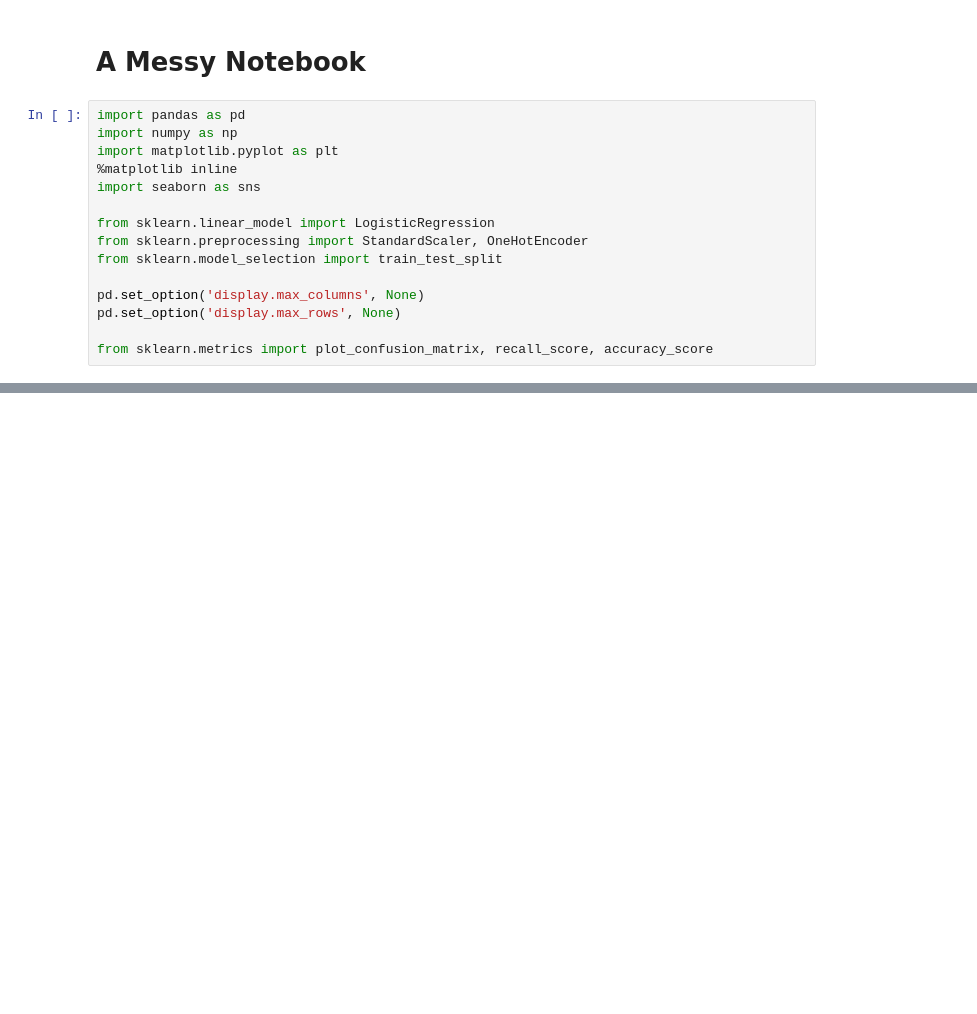
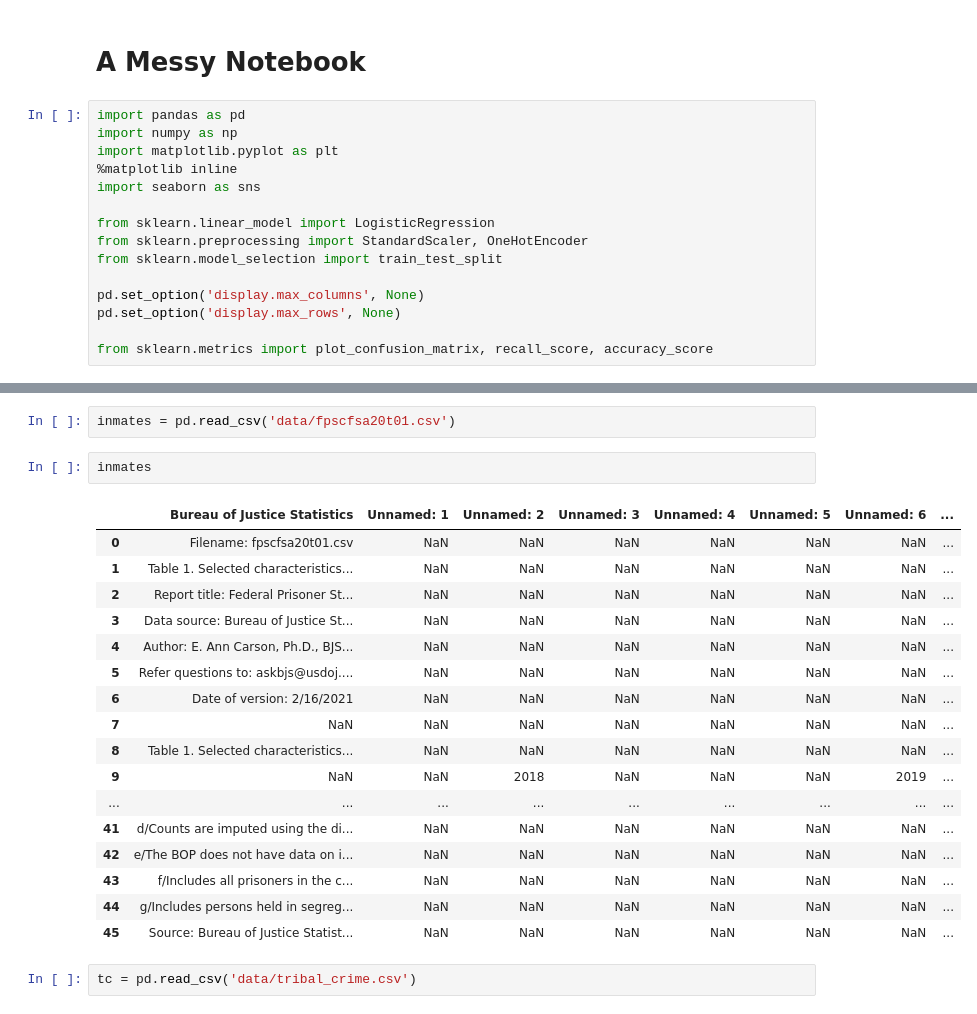
Before and after one commit to Luv2bnanook44/capstone_flatiron, a Jupyter notebook: workspace.ipynb, the cells around one changed output, grey strips where cells are left out. Drawn from its saved outputs; the diff is of its cells as text; blank space fills up the shorter version.

```diff
--- a/workspace.ipynb
+++ b/workspace.ipynb
@@ -255,0 +106,24 @@ plot_confusion_matrix(lr, X_te_ohe, y_test)
+# %%
+inmates = pd.read_csv('data/fpscfsa20t01.csv')
+# %%
+inmates
+# %% [output]
+|  | Bureau of Justice Statistics | Unnamed: 1 | Unnamed: 2 | Unnamed: 3 | Unnamed: 4 | Unnamed: 5 | Unnamed: 6 | ... |
+| 0 | Filename: fpscfsa20t01.csv | NaN | NaN | NaN | NaN | NaN | NaN | ... |
+| 1 | Table 1. Selected characteristics... | NaN | NaN | NaN | NaN | NaN | NaN | ... |
+| 2 | Report title: Federal Prisoner St... | NaN | NaN | NaN | NaN | NaN | NaN | ... |
+| 3 | Data source: Bureau of Justice St... | NaN | NaN | NaN | NaN | NaN | NaN | ... |
+| 4 | Author: E. Ann Carson, Ph.D., BJS... | NaN | NaN | NaN | NaN | NaN | NaN | ... |
+| 5 | Refer questions to: askbjs@usdoj.... | NaN | NaN | NaN | NaN | NaN | NaN | ... |
+| 6 | Date of version: 2/16/2021 | NaN | NaN | NaN | NaN | NaN | NaN | ... |
+| 7 | NaN | NaN | NaN | NaN | NaN | NaN | NaN | ... |
+| 8 | Table 1. Selected characteristics... | NaN | NaN | NaN | NaN | NaN | NaN | ... |
+| 9 | NaN | NaN | 2018 | NaN | NaN | NaN | 2019 | ... |
+| ... | ... | ... | ... | ... | ... | ... | ... | ... |
+| 41 | d/Counts are imputed using the di... | NaN | NaN | NaN | NaN | NaN | NaN | ... |
+| 42 | e/The BOP does not have data on i... | NaN | NaN | NaN | NaN | NaN | NaN | ... |
+| 43 | f/Includes all prisoners in the c... | NaN | NaN | NaN | NaN | NaN | NaN | ... |
+| 44 | g/Includes persons held in segreg... | NaN | NaN | NaN | NaN | NaN | NaN | ... |
+| 45 | Source: Bureau of Justice Statist... | NaN | NaN | NaN | NaN | NaN | NaN | ... |
+# %%
+tc = pd.read_csv('data/tribal_crime.csv')
```
Also changed, not shown: parts of 79 cells of this notebook, 8 other files.
